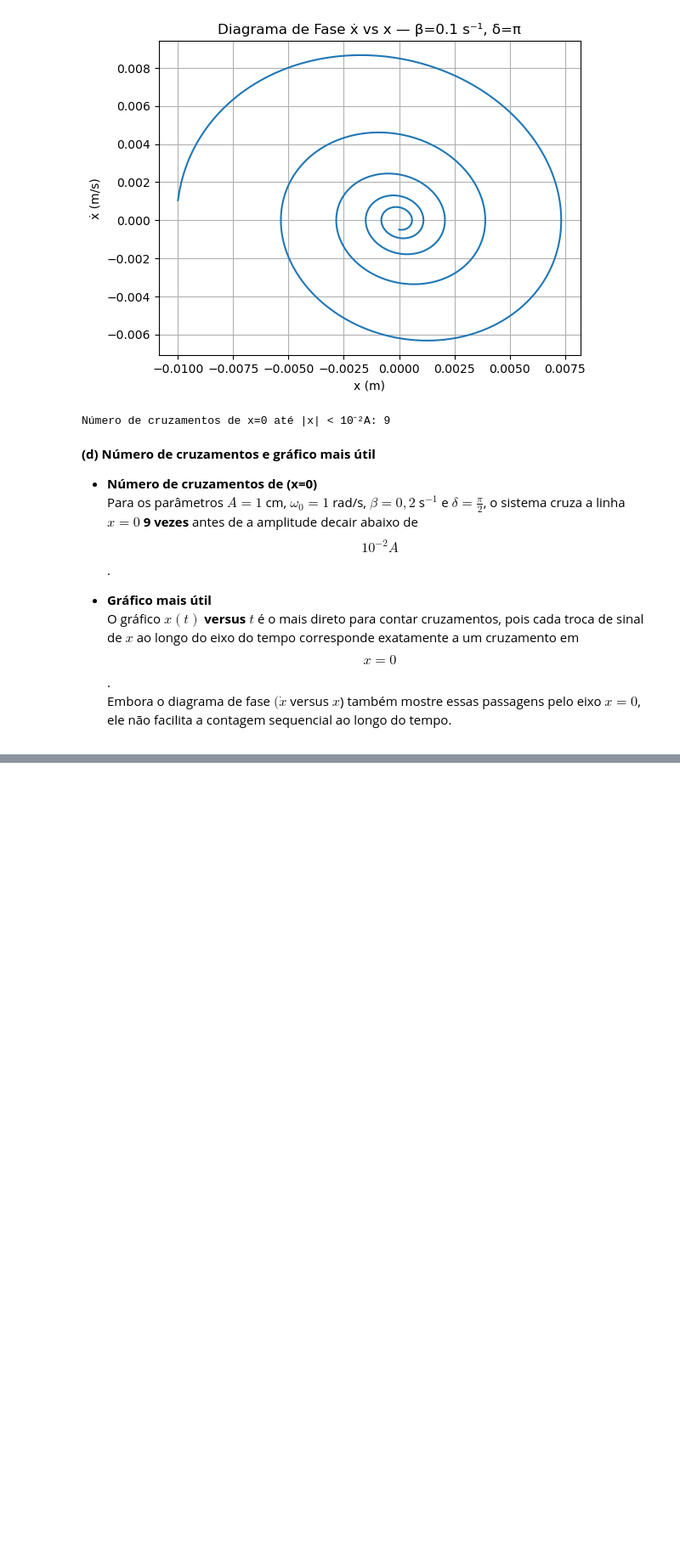
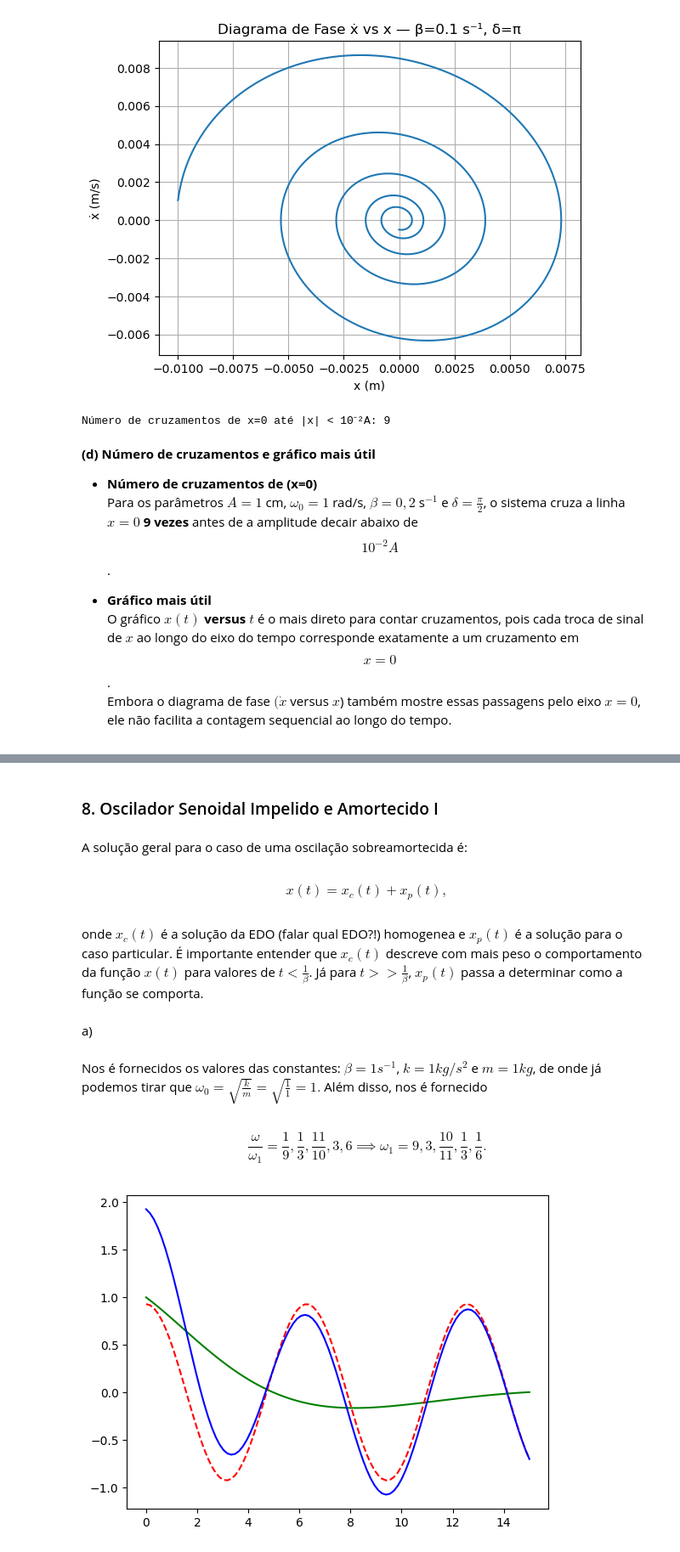
Before and after one commit to ylaksl/lista_num_mecanica, a Jupyter notebook: Problemas numericos_mec classica.ipynb, the cells around one changed output, grey strips where cells are left out. Shown at 85% size. Cells and saved outputs as stored; diff of their text form; code cells hidden in the pictures; blank space fills up the shorter version.

```diff
--- a/Problemas numericos_mec classica.ipynb
+++ b/Problemas numericos_mec classica.ipynb
@@ -446,0 +667,50 @@ Número de cruzamentos de x=0 até |x| < 10⁻²A: 9
+# %% [markdown]
+### 8. Oscilador Senoidal Impelido e Amortecido I
+# %% [markdown]
+A solução geral para o caso de uma oscilação sobreamortecida é:
+# %% [markdown]
+$$ x(t) = x_c(t) + x_p(t) ,$$
+# %% [markdown]
+onde $x_c(t)$ é a solução da EDO (falar qual EDO?!) homogenea e $x_p(t)$ é a solução para o caso particular. É importante entender que $x_c(t)$ descreve com mais peso o comportamento da função $x(t)$ para valores de $t < \frac{1}{\beta}$. Já para $t>>\frac{1}{\beta}$, $x_p(t)$ passa a determinar como a função se comporta.
+# %% [markdown]
+a)
+# %% [markdown]
+Nos é fornecidos os valores das constantes: $\beta = 1s^{-1}$, $k = 1 kg/s^2$ e $m=1kg$, de onde já podemos tirar que $\omega_0 = \sqrt{\frac{k}{m}} = \sqrt{\frac{1}{1}} = 1.$ Além disso, nos é fornecido
+# %% [markdown]
+$$\frac{\omega}{\omega_1} = \frac{1}{9}, \frac{1}{3}, \frac{11}{10}, 3, 6 \implies \omega_1 = 9, 3, \frac{10}{11}, \frac{1}{3}, \frac{1}{6}.$$
+# %%
+beta = 0.2
+omegas1 = [9, 3, 10/11, 1/3, 1/6]
+omega0 = 0
+# supor
+A = 1
+delta = 0
+omega = 1
+# %%
+def xc(t):
+    return A*np.exp(-beta*t)*np.cos(omega1*t-delta)
+
+def xp(t):
+    return A*(np.cos(omega*t-delta))/(np.sqrt((omega0**2 - omega**2)**2+(4*omega**2*beta**2)))
+
+def x(t):
+    return xc(t) + xp(t)
+# %%
+tempos = np.linspace(0,15,100)
+
+x_c = []
+x_p = []
+xs = []
+
+for t in tempos:
+    x_c.append(xc(t))
+    x_p.append(xp(t))
+    xs.append(x(t))
+
+
+plt.plot(tempos, x_c, "g")
+plt.plot(tempos, x_p, "r--")
+plt.plot(tempos, xs, "b")
+plt.show()
+# %% [output]
+[figure, added]
```
Also changed, not shown: parts of 80 cells of this notebook.
